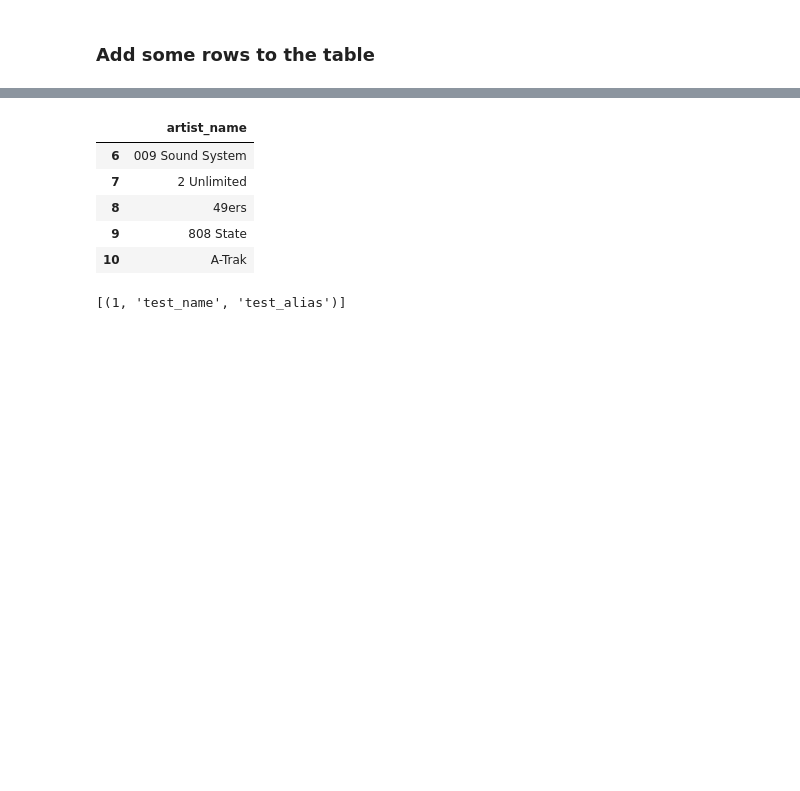
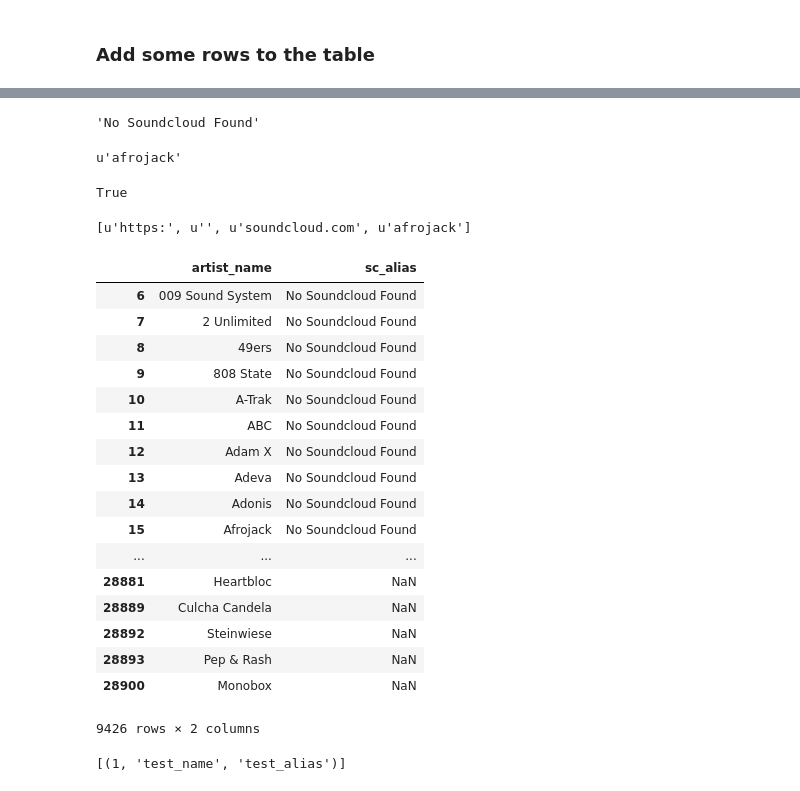
Before and after one commit to salmank09/artistrecommender, a Jupyter notebook: src/soundcloud alias scrape.ipynb, the cells around one changed output, grey strips where cells are left out. Saved outputs shown, nothing was run; the diff lists cells and outputs as text; code cells hidden in the pictures; blank space fills up the shorter version.

```diff
--- a/src/soundcloud alias scrape.ipynb
+++ b/src/soundcloud alias scrape.ipynb
@@ -76,0 +80,5 @@ conn.commit()
+# %%
+artist_aliases = zip(artists, aliases)
+# %%
+for index, artist in enumerate(artist_aliases):
+    print index, artist[0], artist[1]
@@ -91,12 +102,13 @@ def get_SC_alias(artist):
         res = soup.find('cite').text
         res = res.split('/')
         alias = 'No Soundcloud Found'
-        if 'https://soundcloud.com/' in res and len(res) == 4:
+        if 'https:' in res and 'soundcloud.com' in res and len(res) == 4:
             alias = res[3]
             c.execute(query, (artist, alias))
             conn.commit()
         else:
             c.execute(query, (artist, 'No Soundcloud Found'))
+            conn.commit()
         return alias
     except Exception as e:
         return str(e)
@@ -103,12 +130,42 @@ def get_SC_alias(artist):
+# %%
+alias
+# %% [output]
+'No Soundcloud Found'
+# %%
+res[3]
+# %% [output]
+u'afrojack'
+# %%
+if 'https:' in res and 'soundcloud.com' in res and len(res) == 4:
+# %% [output]
+True
+# %%
+res
+# %% [output]
+[u'https:', u'', u'soundcloud.com', u'afrojack']
+# %%
+artists['sc_alias'] = artists['artist_name'][0:10].map(get_SC_alias)
 # %%
-artists['sc_alias'] =
+artists
 # %% [output]
-|  | artist_name |
-| 6 | 009 Sound System |
-| 7 | 2 Unlimited |
-| 8 | 49ers |
-| 9 | 808 State |
-| 10 | A-Trak |
+|  | artist_name | sc_alias |
+| 6 | 009 Sound System | No Soundcloud Found |
+| 7 | 2 Unlimited | No Soundcloud Found |
+| 8 | 49ers | No Soundcloud Found |
+| 9 | 808 State | No Soundcloud Found |
+| 10 | A-Trak | No Soundcloud Found |
+| 11 | ABC | No Soundcloud Found |
+| 12 | Adam X | No Soundcloud Found |
+| 13 | Adeva | No Soundcloud Found |
+| 14 | Adonis | No Soundcloud Found |
+| 15 | Afrojack | No Soundcloud Found |
+| ... | ... | ... |
+| 28881 | Heartbloc | NaN |
+| 28889 | Culcha Candela | NaN |
+| 28892 | Steinwiese | NaN |
+| 28893 | Pep & Rash | NaN |
+| 28900 | Monobox | NaN |
+9426 rows × 2 columns
 # %%
 c.fetchall()
 # %% [output]
```
Also changed, not shown: parts of 8 cells of this notebook, 2 other files.
